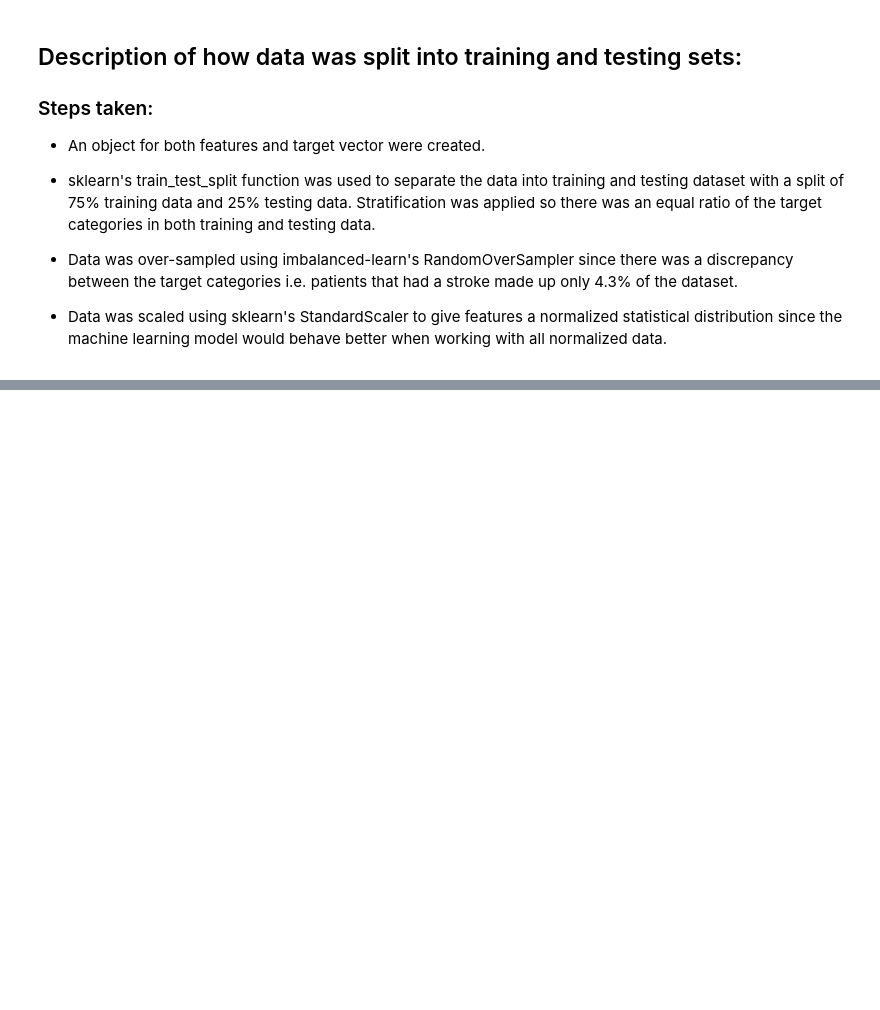
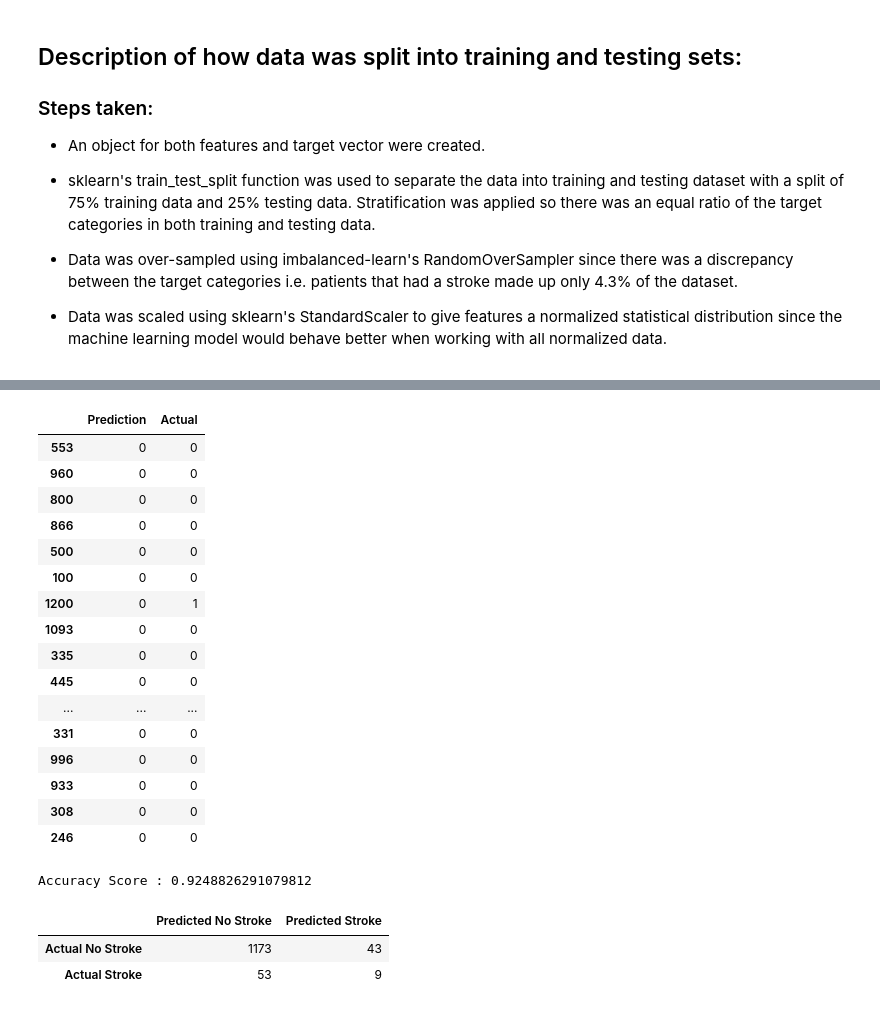
Before and after one commit to bishopce16/stroke_prediction_analysis, a Jupyter notebook: Machine_Learning/gradient_boosting_model.ipynb, the cells around one changed output, grey strips where cells are left out. Cells and saved outputs as stored; diff of their text form; code cells hidden in the pictures; blank space fills up the shorter version.

```diff
--- a/Machine_Learning/gradient_boosting_model.ipynb
+++ b/Machine_Learning/gradient_boosting_model.ipynb
@@ -511,0 +508,18 @@ Text(0, 0.5, 'Feature Importance Score')
+# %%
+# new approach to finding the best learning rate, this time along with finding the optimal number of estimators,
+# max depth, and max features
+# source: https://www.datacareer.de/blog/parameter-tuning-in-gradient-boosting-gbm/
+
+# create a dictionary of learning rates and n_estimators
+test_params = {'learning_rate':[0.5,0.25,0.1,0.01],
+               'n_estimators':[25,50,100],
+               'max_depth': [2,3,4,5,6],
+               'max_features': [3,4,5,6,7]
+              }
+
+# create a tuner object for the GridSeachCV optimizer
+tuning = GridSearchCV(estimator=GradientBoostingClassifier(random_state=None), \
+                      param_grid=test_params, scoring='average_precision', n_jobs=1, cv=2, verbose=4)
+
+# fit tuning object to training data
+tuning.fit(X_train_scaled, y_train_resampled)
@@ -511,0 +566,56 @@ Text(0, 0.5, 'Feature Importance Score')
+# %%
+# apply best parameters to new gradient boosting model
+
+# create instance of model
+classifier_optimized1 = GradientBoostingClassifier(n_estimators=100,
+                                             learning_rate=0.25,
+                                             max_depth=6,
+                                             max_features=7,
+                                             random_state=None)
+
+#train model with training features and target
+classifier_optimized1.fit(X_train_scaled, y_train_resampled)
+
+# predict target using testing features and make dataframe to compare predictions with actual results
+predictions_opt = classifier_optimized1.predict(X_test_scaled)
+
+predictions_opt_df = pd.DataFrame({"Prediction": predictions_opt, "Actual": y_test})
+predictions_opt_df.sample(50)
+# %% [output]
+|  | Prediction | Actual |
+| 553 | 0 | 0 |
+| 960 | 0 | 0 |
+| 800 | 0 | 0 |
+| 866 | 0 | 0 |
+| 500 | 0 | 0 |
+| 100 | 0 | 0 |
+| 1200 | 0 | 1 |
+| 1093 | 0 | 0 |
+| 335 | 0 | 0 |
+| 445 | 0 | 0 |
+| ... | ... | ... |
+| 331 | 0 | 0 |
+| 996 | 0 | 0 |
+| 933 | 0 | 0 |
+| 308 | 0 | 0 |
+| 246 | 0 | 0 |
+# %%
+# Calculating the accuracy score
+acc_score = accuracy_score(y_test, predictions_opt)
+print(f"Accuracy Score : {acc_score}")
+# %% [output]
+Accuracy Score : 0.9248826291079812
+# %%
+# Generate the confusion matrix
+cm = confusion_matrix(y_test, predictions_opt)
+cm_df = pd.DataFrame(
+    cm, index=["Actual No Stroke", "Actual Stroke"],
+    columns=["Predicted No Stroke", "Predicted Stroke"]
+)
+
+# Displaying results
+display(cm_df)
+# %% [output]
+|  | Predicted No Stroke | Predicted Stroke |
+| Actual No Stroke | 1173 | 43 |
+| Actual Stroke | 53 | 9 |
```
Also changed, not shown: parts of 38 cells of this notebook, 1 other file.
